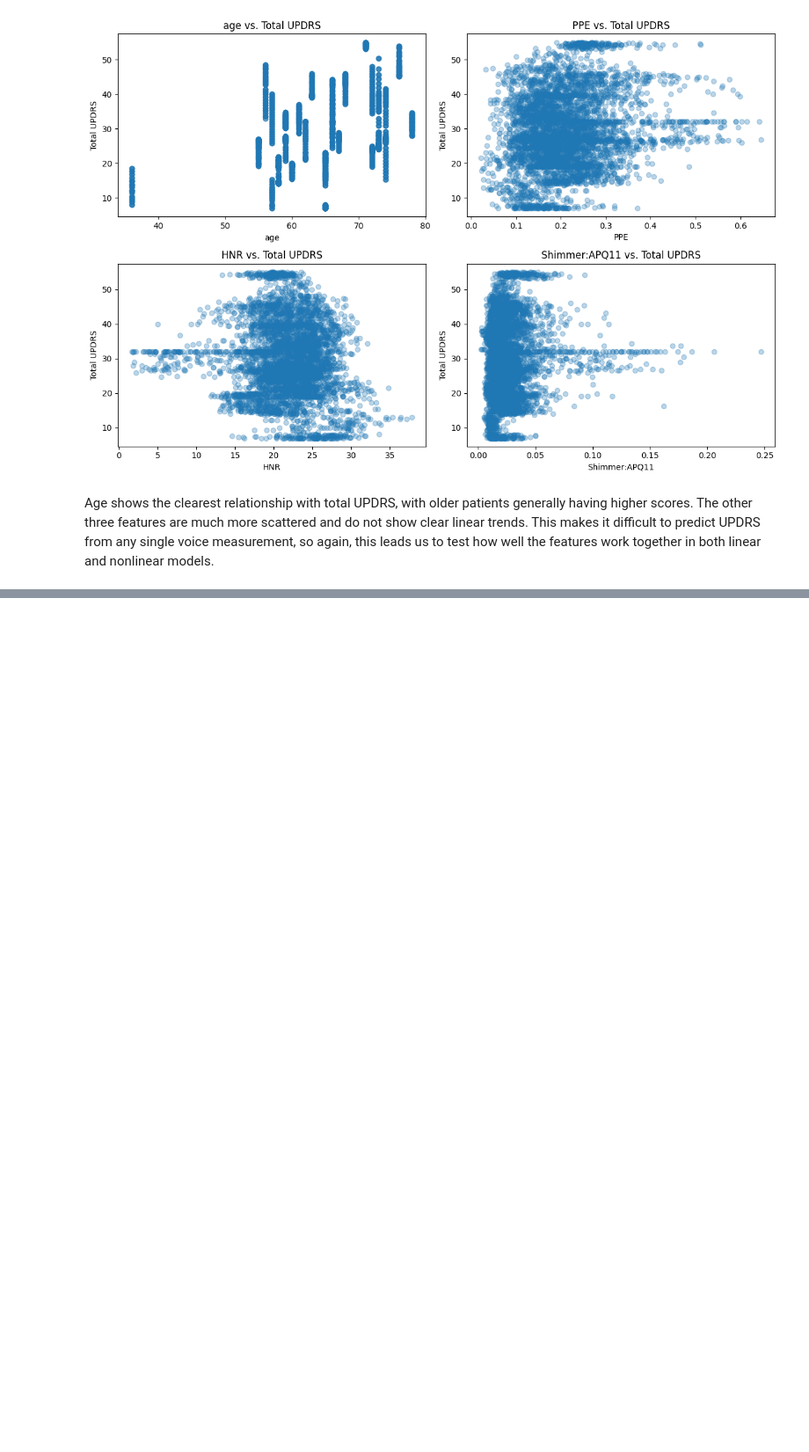
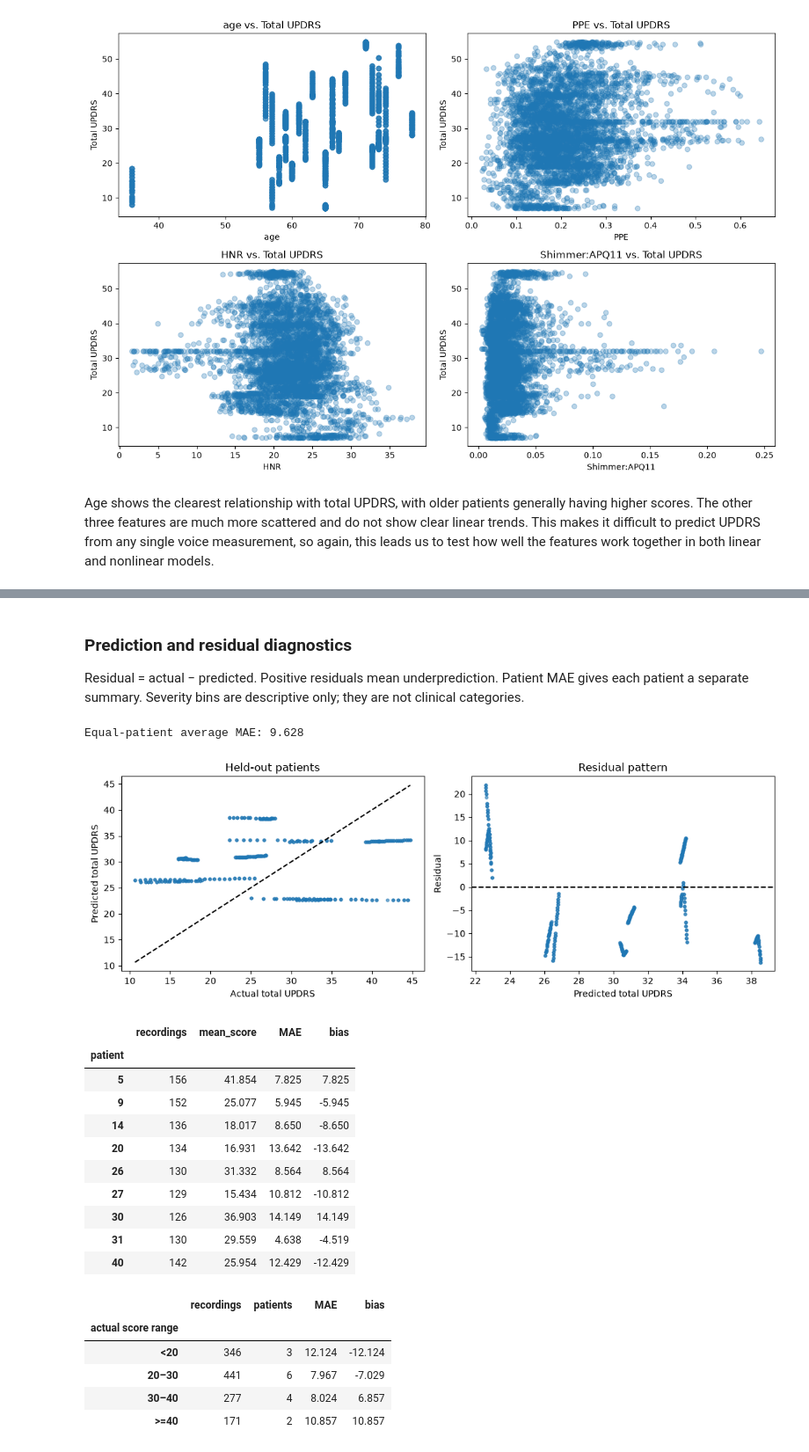
Before and after one commit to Lukedhenderson/parkinsons, a Jupyter notebook: notebook.ipynb, the cells around one changed output, grey strips where cells are left out. Shown at 88% size. Cells and saved outputs as stored; diff of their text form; code cells hidden in the pictures; blank space fills up the shorter version.

```diff
--- a/notebook.ipynb
+++ b/notebook.ipynb
@@ -990,0 +437,8 @@ for group in feature_groups:
+# %%
+final_search, test_report, test_errors = final_evaluation(
+    comparison, specs, X_train, X_test, y_train, y_test, groups_train, groups_test)
+print("Selected by CV MAE:", comparison.iloc[0]["candidate"])
+print("Final training-only tuning:", final_search.best_params_)
+display(test_report.round(3))
+test_report.to_csv("final_test_metrics.csv", index=False)
+test_errors.to_csv("final_test_predictions.csv", index=False)
@@ -990,0 +451,47 @@ for group in feature_groups:
+# %% [markdown]
+### Prediction and residual diagnostics
+
+Residual = actual − predicted. Positive residuals mean underprediction. Patient MAE gives each patient a separate summary. Severity bins are descriptive only; they are not clinical categories.
+# %%
+fig, axes = plt.subplots(1, 2, figsize=(11, 4))
+axes[0].scatter(test_errors.actual, test_errors.predicted, s=10, alpha=.25)
+limits = [min(test_errors.actual.min(), test_errors.predicted.min()),
+          max(test_errors.actual.max(), test_errors.predicted.max())]
+axes[0].plot(limits, limits, "k--")
+axes[0].set(xlabel="Actual total UPDRS", ylabel="Predicted total UPDRS", title="Held-out patients")
+axes[1].scatter(test_errors.predicted, test_errors.residual, s=10, alpha=.25)
+axes[1].axhline(0, color="k", linestyle="--")
+axes[1].set(xlabel="Predicted total UPDRS", ylabel="Residual", title="Residual pattern")
+plt.tight_layout()
+plt.show()
+
+patient_errors = test_errors.groupby("patient").agg(
+    recordings=("actual", "size"), mean_score=("actual", "mean"),
+    MAE=("absolute error", "mean"), bias=("residual", "mean"))
+display(patient_errors.round(3))
+print(f"Equal-patient average MAE: {patient_errors.MAE.mean():.3f}")
+severity = pd.cut(test_errors.actual, bins=[-np.inf, 20, 30, 40, np.inf],
+                  labels=["<20", "20–30", "30–40", ">=40"], right=False)
+display(test_errors.groupby(severity.rename("actual score range"), observed=True).agg(
+    recordings=("actual", "size"), patients=("patient", "nunique"),
+    MAE=("absolute error", "mean"), bias=("residual", "mean")).round(3))
+# %% [output]
+Equal-patient average MAE: 9.628
+[figure, added]
+|  | recordings | mean_score | MAE | bias |
+| patient |  |  |  |  |
+| 5 | 156 | 41.854 | 7.825 | 7.825 |
+| 9 | 152 | 25.077 | 5.945 | -5.945 |
+| 14 | 136 | 18.017 | 8.650 | -8.650 |
+| 20 | 134 | 16.931 | 13.642 | -13.642 |
+| 26 | 130 | 31.332 | 8.564 | 8.564 |
+| 27 | 129 | 15.434 | 10.812 | -10.812 |
+| 30 | 126 | 36.903 | 14.149 | 14.149 |
+| 31 | 130 | 29.559 | 4.638 | -4.519 |
+| 40 | 142 | 25.954 | 12.429 | -12.429 |
+|  | recordings | patients | MAE | bias |
+| actual score range |  |  |  |  |
+| <20 | 346 | 3 | 12.124 | -12.124 |
+| 20–30 | 441 | 6 | 7.967 | -7.029 |
+| 30–40 | 277 | 4 | 8.024 | 6.857 |
+| >=40 | 171 | 2 | 10.857 | 10.857 |
```
Also changed, not shown: parts of 85 cells of this notebook, 7 other files.
